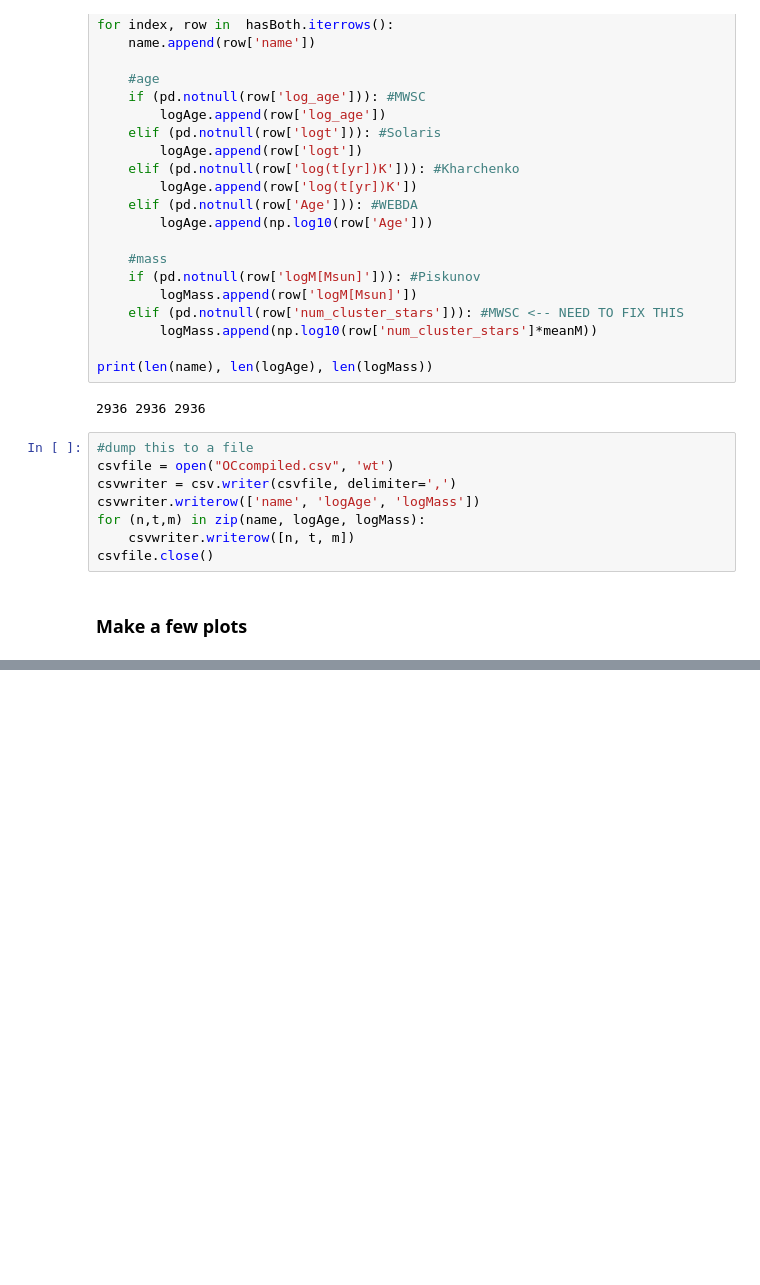
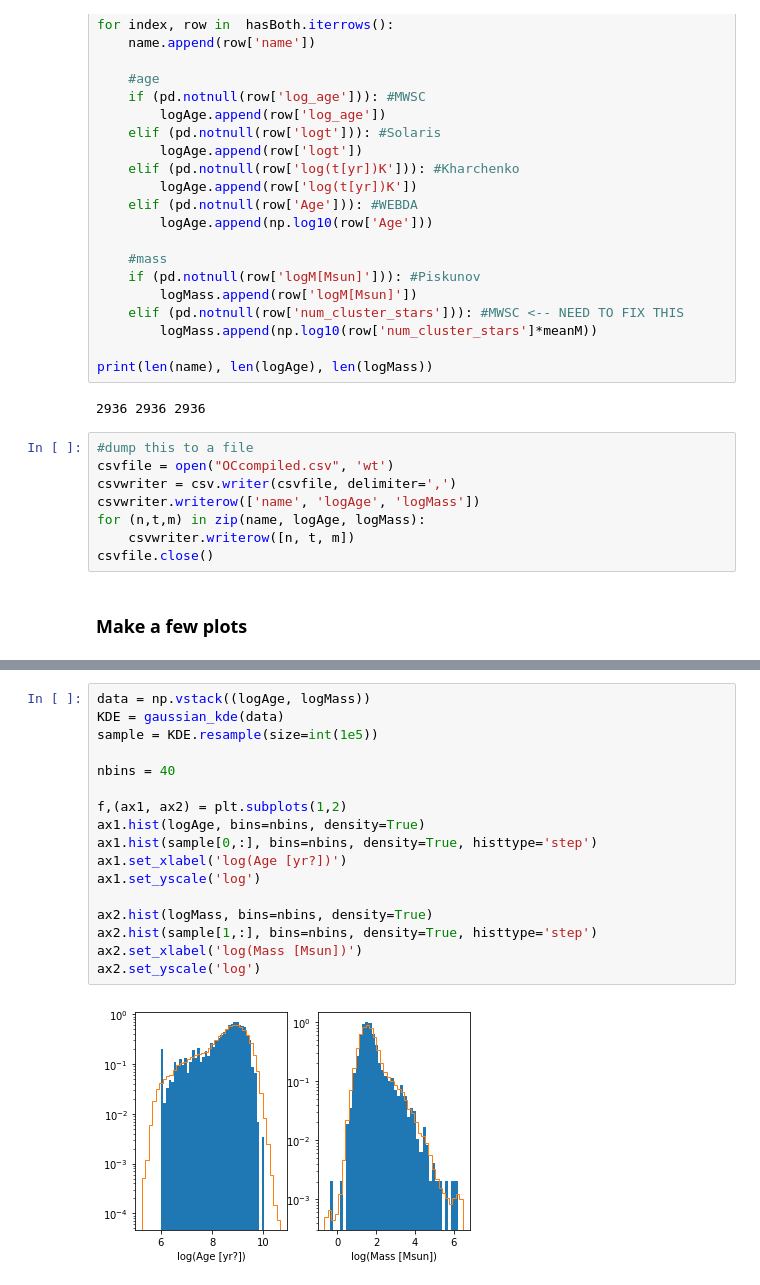
Before and after one commit to ageller/compileOCs, a Jupyter notebook: compileOCdata.ipynb, the cells around one changed output, grey strips where cells are left out. Saved outputs shown, nothing was run; the diff lists cells and outputs as text; blank space fills up the shorter version.

```diff
--- a/compileOCdata.ipynb
+++ b/compileOCdata.ipynb
@@ -284,0 +287,19 @@ ax2.set_yscale('log')
+# %%
+data = np.vstack((logAge, logMass))
+KDE = gaussian_kde(data)
+sample = KDE.resample(size=int(1e5))
+
+nbins = 40
+
+f,(ax1, ax2) = plt.subplots(1,2)
+ax1.hist(logAge, bins=nbins, density=True)
+ax1.hist(sample[0,:], bins=nbins, density=True, histtype='step')
+ax1.set_xlabel('log(Age [yr?])')
+ax1.set_yscale('log')
+
+ax2.hist(logMass, bins=nbins, density=True)
+ax2.hist(sample[1,:], bins=nbins, density=True, histtype='step')
+ax2.set_xlabel('log(Mass [Msun])')
+ax2.set_yscale('log')
+# %% [output]
+[figure, added]
```
Also changed, not shown: parts of 2 cells of this notebook.
